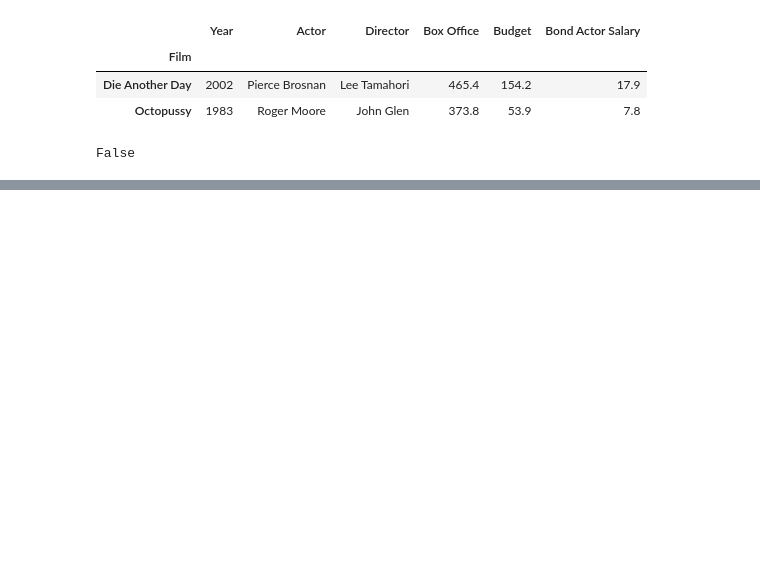
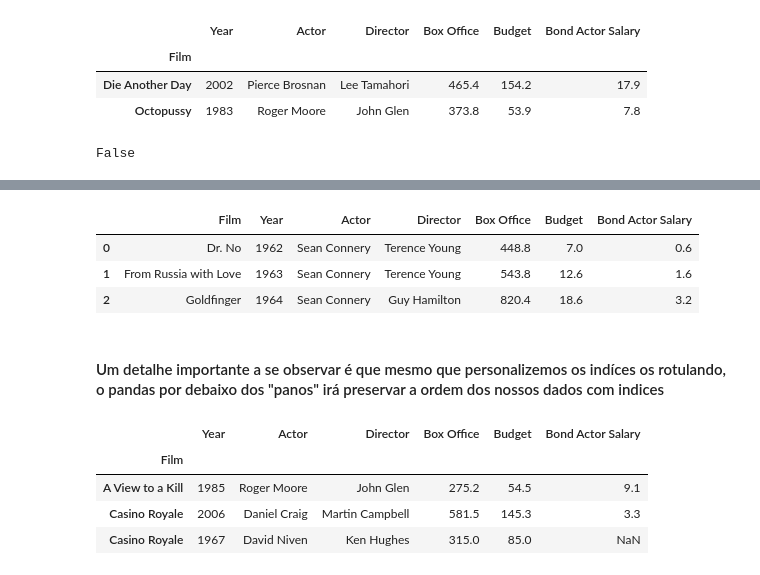
Before and after one commit to lukemariano/-I-love-pandas, a Jupyter notebook: pandas/Dataframe3_data_extraction.ipynb, the cells around one changed output, grey strips where cells are left out. Saved outputs shown, nothing was run; the diff lists cells and outputs as text; code cells hidden in the pictures; blank space fills up the shorter version.

```diff
--- a/pandas/Dataframe3_data_extraction.ipynb
+++ b/pandas/Dataframe3_data_extraction.ipynb
@@ -152,0 +177,9 @@ False
+# %%
+bond.iloc[0:3]
+# %% [output]
+|  | Film | Year | Actor | Director | Box Office | Budget | Bond Actor Salary |
+| 0 | Dr. No | 1962 | Sean Connery | Terence Young | 448.8 | 7.0 | 0.6 |
+| 1 | From Russia with Love | 1963 | Sean Connery | Terence Young | 543.8 | 12.6 | 1.6 |
+| 2 | Goldfinger | 1964 | Sean Connery | Guy Hamilton | 820.4 | 18.6 | 3.2 |
+# %% [markdown]
+#### Um detalhe importante a se observar é que mesmo que personalizemos os indíces os rotulando, o pandas por debaixo dos "panos" irá preservar a ordem dos nossos dados com indices
@@ -152,0 +188,9 @@ False
+# %%
+bond.sort_index(inplace = True)
+bond.head(3)
+# %% [output]
+|  | Year | Actor | Director | Box Office | Budget | Bond Actor Salary |
+| Film |  |  |  |  |  |  |
+| A View to a Kill | 1985 | Roger Moore | John Glen | 275.2 | 54.5 | 9.1 |
+| Casino Royale | 2006 | Daniel Craig | Martin Campbell | 581.5 | 145.3 | 3.3 |
+| Casino Royale | 1967 | David Niven | Ken Hughes | 315.0 | 85.0 | NaN |
```
Also changed, not shown: parts of 5 cells of this notebook.
